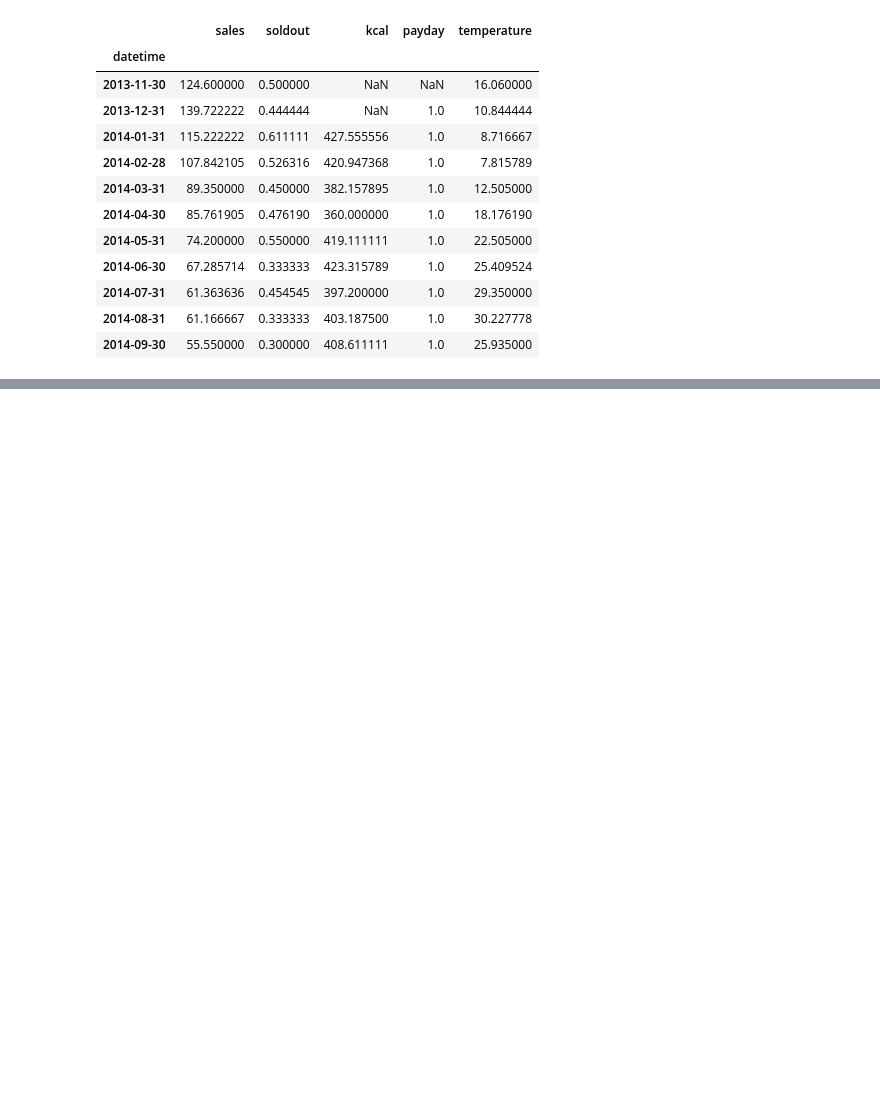
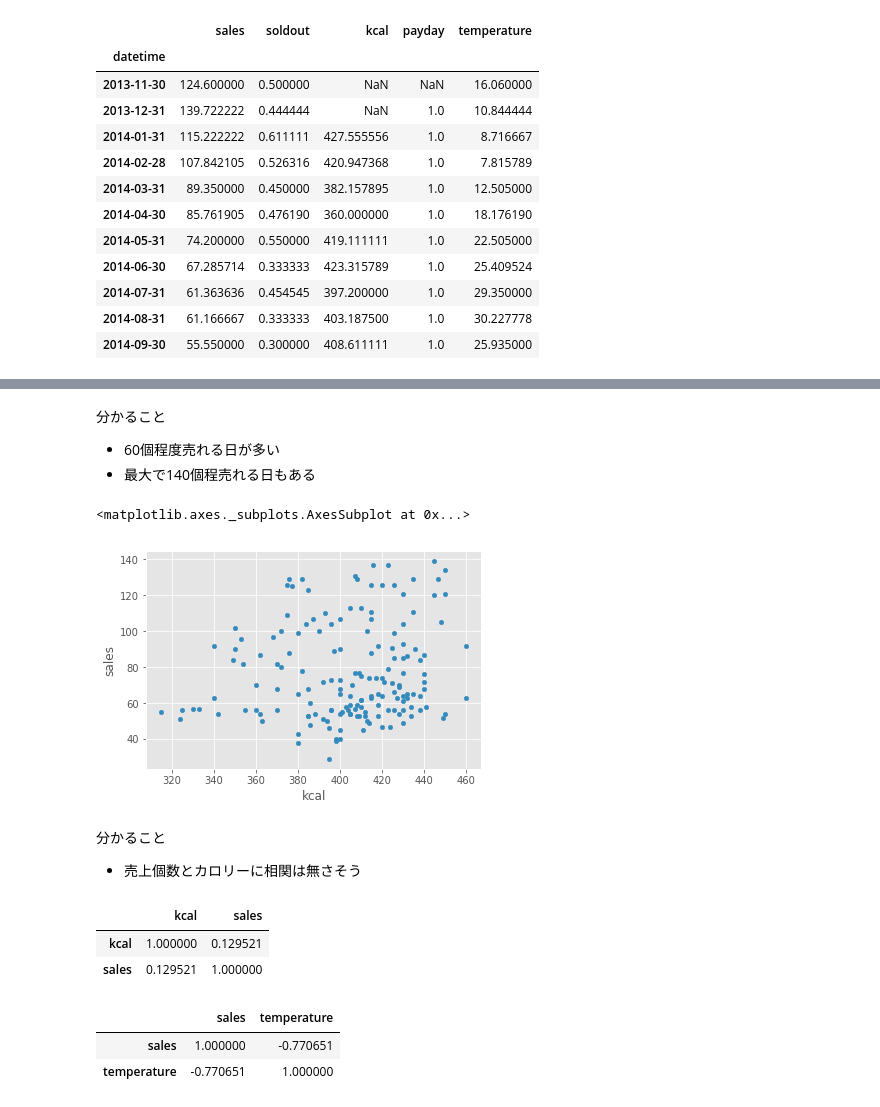
Before and after one commit to huginn-9157/TIL, a Jupyter notebook: Python/pandas_sample.ipynb, the cells around one changed output, grey strips where cells are left out. Cells and saved outputs as stored; diff of their text form; code cells hidden in the pictures; blank space fills up the shorter version.

```diff
--- a/Python/pandas_sample.ipynb
+++ b/Python/pandas_sample.ipynb
@@ -262,0 +598,27 @@ df.resample('M').mean() # 月単位の平均値
+# %% [markdown]
+分かること
+- 60個程度売れる日が多い
+- 最大で140個程売れる日もある
+# %%
+# 散布図
+df.plot(kind='scatter', x='kcal', y='sales')
+# %% [output]
+<matplotlib.axes._subplots.AxesSubplot at 0x...>
+[figure, added]
+# %% [markdown]
+分かること
+- 売上個数とカロリーに相関は無さそう
+# %%
+# 相関係数はメソッドが用意されている
+df[['kcal', 'sales']].corr()
+# %% [output]
+|  | kcal | sales |
+| kcal | 1.000000 | 0.129521 |
+| sales | 0.129521 | 1.000000 |
+# %%
+# 気温と売り上げに相関はあるかな？
+df[['sales', 'temperature']].corr()
+# %% [output]
+|  | sales | temperature |
+| sales | 1.000000 | -0.770651 |
+| temperature | -0.770651 | 1.000000 |
```
Also changed, not shown: parts of 48 cells of this notebook, 2 other files.
